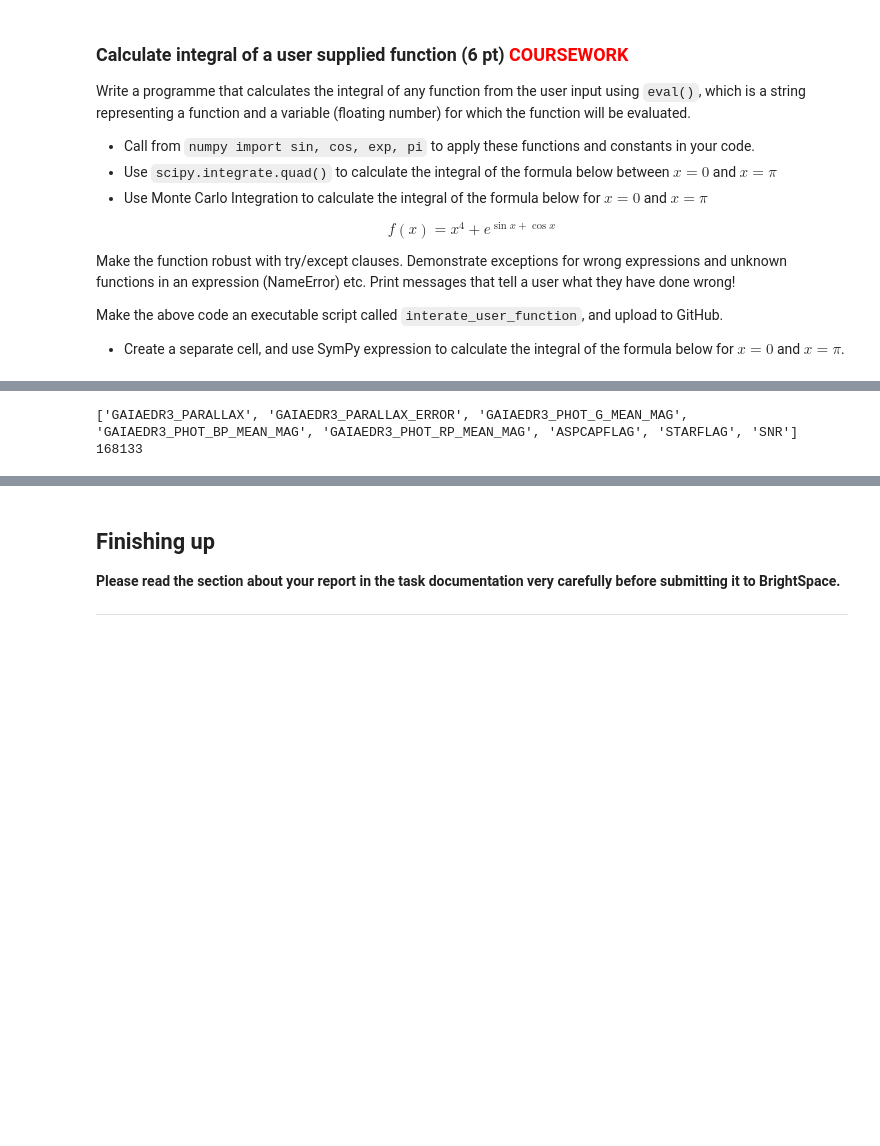
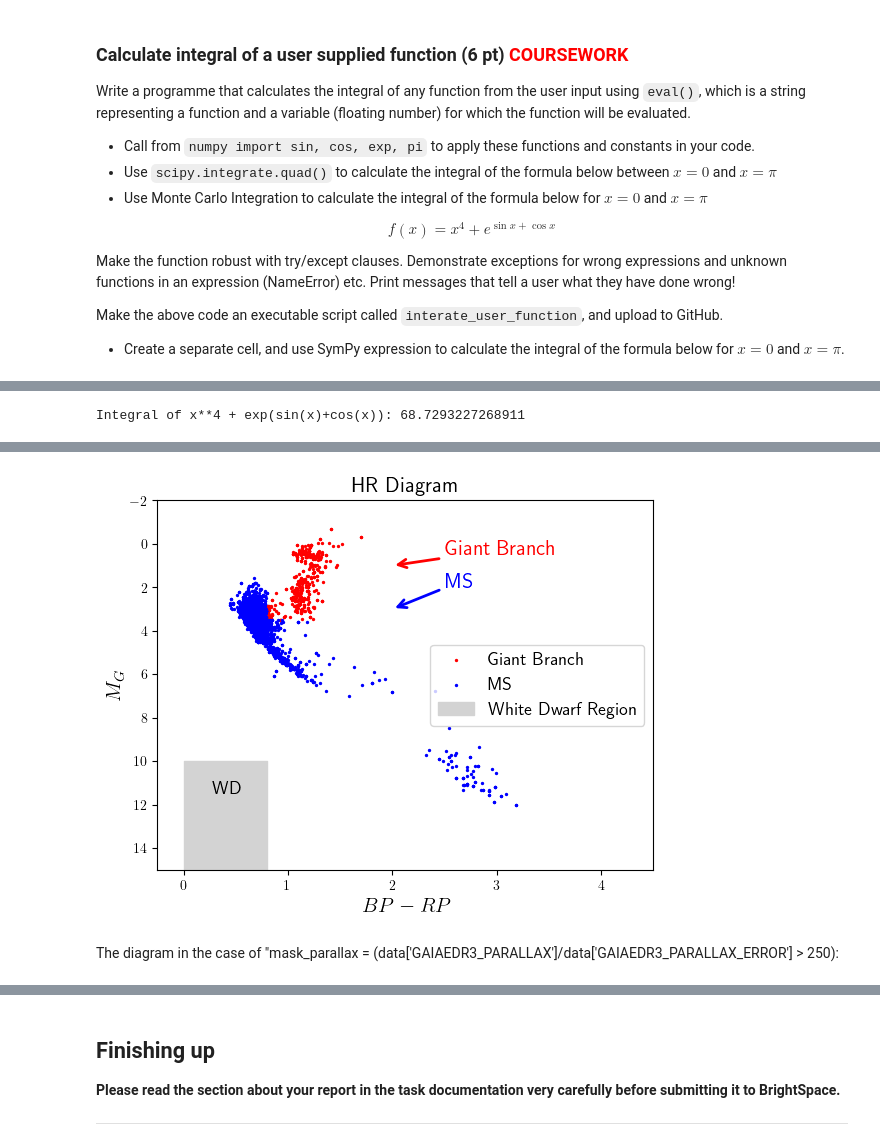
Before and after one commit to ebbartucz/PROGNUM-repo, a Jupyter notebook: Task4/s6362311_Coursework4.ipynb, the cells around one changed output, grey strips where cells are left out. Cells and saved outputs as stored; diff of their text form; code cells hidden in the pictures; blank space fills up the shorter version.

```diff
--- a/Task4/s6362311_Coursework4.ipynb
+++ b/Task4/s6362311_Coursework4.ipynb
@@ -270,3 +383,12 @@ ValueError: invalid callable given
+# %%
+import sympy
+from sympy.abc import x # ensuring that x is recognised as a sympy variable
+
+s = "x**4 + exp(sin(x)+cos(x))"
+intg = sympy.integrate(s, (x,0,pi)) # giving bounds
+print(f"Integral of {s}: {intg.evalf()}") # evaluating
+# %% [output]
+Integral of x**4 + exp(sin(x)+cos(x)): 68.7293227268911
 # %%
 # Leave unaltered
 totalpoints += 6
@@ -333,29 +455,77 @@ $$ M_G = m_G + 5\log10{(\mathrm{parallax}/1000)} + 5 $$
 # %%
 from astropy.io import fits
 import numpy as np
+import matplotlib.pyplot as plt
 
 # Open the FITS file
 hdul = fits.open('APOGEE_stars.fits')
 
 # Access the primary data (in this case, it is a Table)
 data = hdul[1].data  # Often, the first extension contains the table
 colnames = hdul[1].columns.names # List of the column names
 
-print(colnames)
-
-mask_starflag = (data['STARFLAG']==0)
+mask_starflag = (data['STARFLAG']==0) # creating masks for all columns based on the conditions provided
 mask_aspcapflag = (data['ASPCAPFLAG']==0)
 mask_snr = (data['SNR']>10)
-mask_parallax = (data['GAIAEDR3_PARALLAX']/data['GAIAEDR3_PARALLAX_ERROR'] > 5)
+mask_parallax = (data['GAIAEDR3_PARALLAX']/data['GAIAEDR3_PARALLAX_ERROR'] > 250) # if instead of 250 we write 5 as asked, the plot looks nothing like the provided example
 mask_magG = (~np.isnan(data['GAIAEDR3_PHOT_G_MEAN_MAG']))
 mask_magBP = (~np.isnan(data['GAIAEDR3_PHOT_BP_MEAN_MAG']))
 mask_magRP = (~np.isnan(data['GAIAEDR3_PHOT_RP_MEAN_MAG']))
 
-mask = mask_starflag & mask_aspcapflag & mask_snr & mask_parallax & mask_magG & mask_magBP & mask_magRP
+mask = mask_starflag & mask_aspcapflag & mask_snr & mask_parallax & mask_magG & mask_magBP & mask_magRP # uniting all masks
 
-star = data['STARFLAG'][mask]
+datanew = data[mask] # using the mask on the data
 
-print(len(star))
+# defining a list that contains the entries at randomly selected indeces for each of the quantities:
+para_sel = []
+G_sel = []
+BP_sel = []
+RP_sel = []
+i=0 # initial condition for while loop
+
+while i < 0.8*len(datanew['STARFLAG']): # ensuring 80% is selected
+    q = np.random.randint(0,len(datanew['STARFLAG'])) # randomly selecting the indeces
+    para_sel.append(datanew['GAIAEDR3_PARALLAX'][q]) # adding them to the corresponding list
+    G_sel.append(datanew['GAIAEDR3_PHOT_G_MEAN_MAG'][q])
+    BP_sel.append(datanew['GAIAEDR3_PHOT_BP_MEAN_MAG'][q])
+    RP_sel.append(datanew['GAIAEDR3_PHOT_RP_MEAN_MAG'][q])
+    i += 1
+
+colour = np.array(BP_sel)-np.array(RP_sel) # defining colour (only numpy arrays can be added together, not lists)
+
+M_G = np.array(G_sel) + 5*np.log10(np.array(para_sel)/1000) + 5  # distance modulus
+
+colourGB = [] # empty lists for sorting
+M_GGB = []
+colourMS = []
+M_GMS = []
+
+for i in range (len(colour)):
+    if M_G[i]<3.5 and colour[i]>0.8: #sorting criteria
+        colourGB.append(colour[i]) # appending lists with appropriate values
+        M_GGB.append(M_G[i])
+    else:
+        colourMS.append(colour[i])
+        M_GMS.append(M_G[i])
+
+plt.rc('text', usetex = True)
+plt.title(f"HR Diagram", fontsize = 15)
+plt.scatter(colourGB, M_GGB, color = 'red', s = 2.0, label = 'Giant Branch')
+plt.scatter(colourMS, M_GMS, color = 'blue', s = 2.0, label = 'MS')
+plt.xlim(-0.25,4.5)
+plt.gca().invert_yaxis() # inverting the magnitude axis
+plt.ylim(15,-2)
+plt.xlabel(f"$BP-RP$", fontsize = 15)
+plt.ylabel(f"$M_G$", fontsize = 15)
+
+plt.annotate('Giant Branch', fontsize = 15, xy = (2,1),color = 'red', xytext = (2.5,0.5), arrowprops = {'linewidth':2,'arrowstyle':'->','color':'red'})
+plt.annotate('MS', fontsize = 15, xy = (2,3),color = 'blue', xytext = (2.5,2), arrowprops = {'linewidth':2, 'arrowstyle':'->','color':'blue'})
+
+plt.fill_between((0,0.8),16,10,color = 'lightgrey',label = "White Dwarf Region")
+plt.annotate('WD',xy= (0.275,11.5), color = "black", fontsize = 13)
+plt.legend(fontsize = 13, loc='center right')
+plt.show()
 # %% [output]
-['GAIAEDR3_PARALLAX', 'GAIAEDR3_PARALLAX_ERROR', 'GAIAEDR3_PHOT_G_MEAN_MAG', 'GAIAEDR3_PHOT_BP_MEAN_MAG', 'GAIAEDR3_PHOT_RP_MEAN_MAG', 'ASPCAPFLAG', 'STARFLAG', 'SNR']
-168133
+[figure, added]
+# %% [markdown]
+The diagram in the case of "mask_parallax = (data['GAIAEDR3_PARALLAX']/data['GAIAEDR3_PARALLAX_ERROR'] > 250):
```
Also changed, not shown: parts of 11 cells of this notebook, 4 other files.
